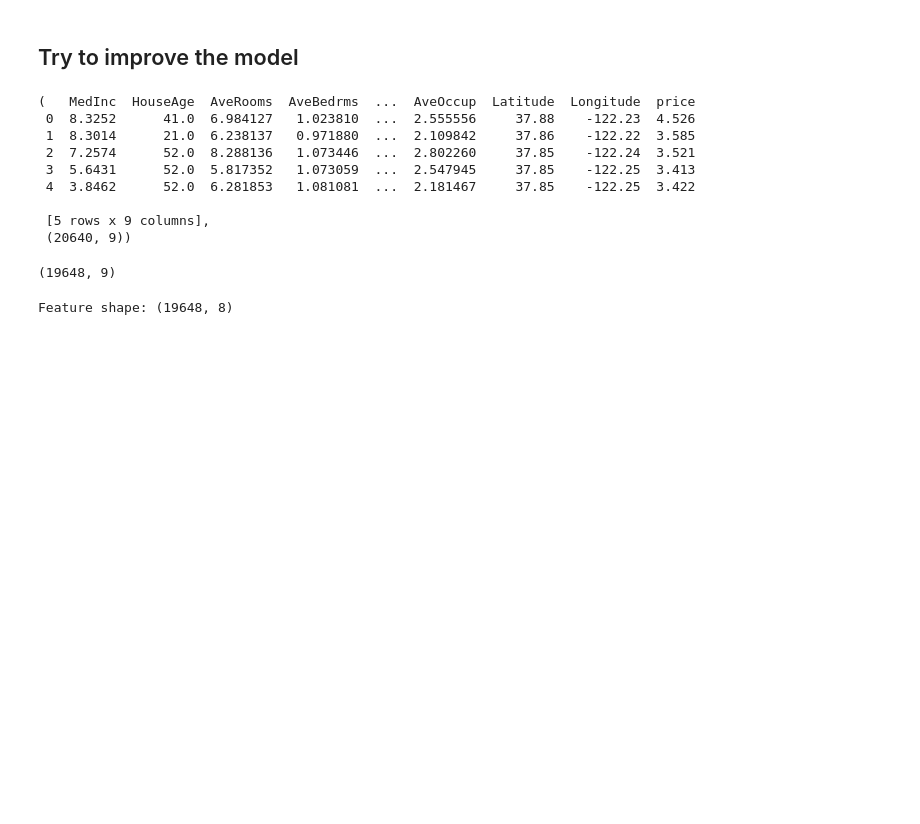
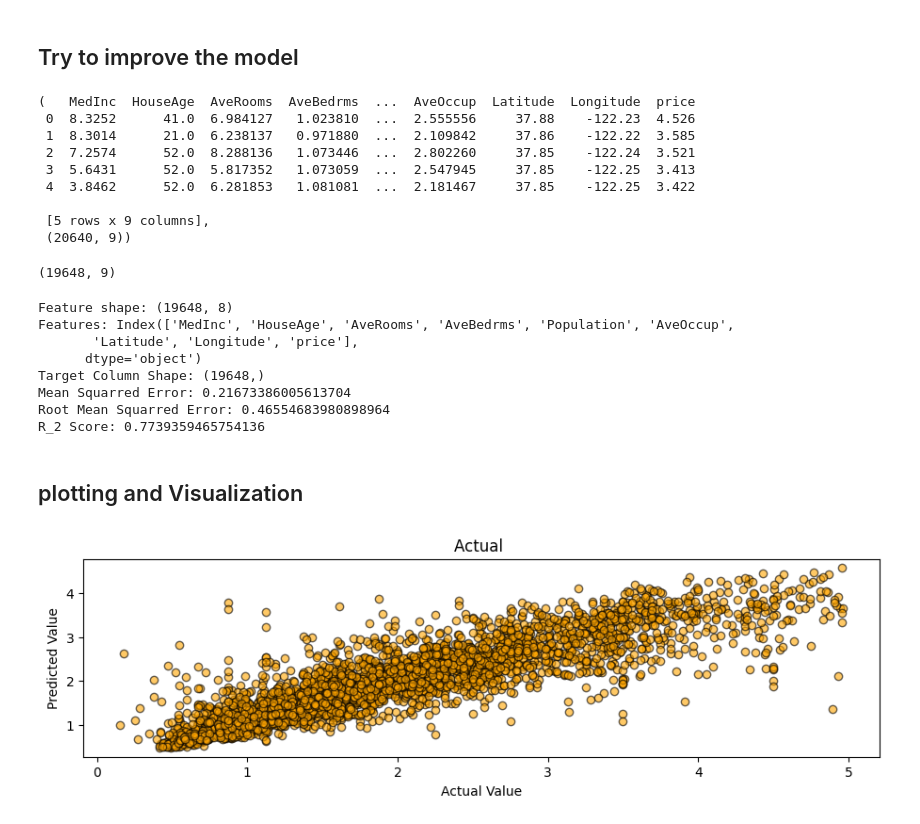
Before and after one commit to Tinonturja/MachineLearning, a Jupyter notebook: Evaluating RandomForest Performance.ipynb, the cells around one changed output. Cells and saved outputs as stored; diff of their text form; code cells hidden in the pictures; blank space fills up the shorter version.

Commit message:
Evaluate the model based on a number of metrices to understand how the model works

```diff
--- a/Evaluating RandomForest Performance.ipynb
+++ b/Evaluating RandomForest Performance.ipynb
@@ -297,10 +297,47 @@ df.shape
 # go through the same steps again
 
 # convert the data to the numpy array
-X = df.drop(columns = ['price'])
+X = df.drop(columns = ['price']).to_numpy()
 print(f'Feature shape: {X.shape}')
 
 feature_names = df.columns
-print()
+print(f"Features: {feature_names}")
+
+y = df['price'].to_numpy()
+print(f"Target Column Shape: {y.shape}")
+
+# split the dataset into train and test
+X_train, X_test, y_train, y_test =train_test_split(X,y, test_size = 0.2, random_state = 42)
+
+# create the model
+rf_model = RandomForestRegressor(n_estimators=100, random_state = 42)
+rf_model.fit(X_train, y_train)
+
+# Predict the price
+y_test_pred = rf_model.predict(X_test)
+
+# Evaluating performance
+print(f"Mean Squarred Error: {mean_squared_error(y_test, y_test_pred)}")
+print(f"Root Mean Squarred Error: {root_mean_squared_error(y_test, y_test_pred)}")
+print(f"R_2 Score: {r2_score(y_test,y_test_pred)}")
 # %% [output]
 Feature shape: (19648, 8)
+Features: Index(['MedInc', 'HouseAge', 'AveRooms', 'AveBedrms', 'Population', 'AveOccup',
+       'Latitude', 'Longitude', 'price'],
+      dtype='object')
+Target Column Shape: (19648,)
+Mean Squarred Error: 0.21673386005613704
+Root Mean Squarred Error: 0.46554683980898964
+R_2 Score: 0.7739359465754136
+# %% [markdown]
+## plotting and Visualization
+# %%
+plt.figure(figsize= (24,6))
+plt.subplot(2,2,1)
+plt.scatter(y_test, y_test_pred, c = 'orange', ec = 'k', alpha = 0.6)
+plt.xlabel('Actual Value')
+plt.ylabel('Predicted Value')
+plt.title('Actual ')
+plt.show()
+# %% [output]
+[figure, added]
```
Also changed, not shown: parts of 2 cells of this notebook.
